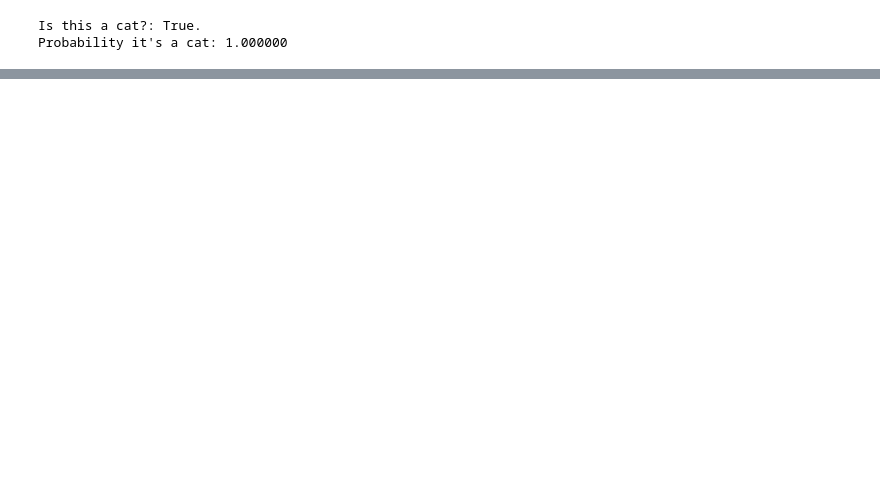
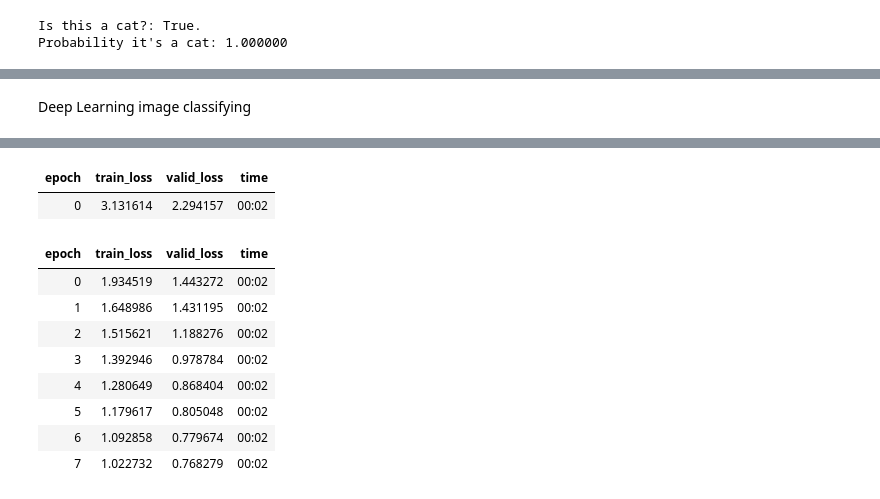
Before and after one commit to Mohamed-Khalil67/Deeo-Learning, a Jupyter notebook: Deep_01.ipynb, the cells around one changed output, grey strips where cells are left out. Drawn from its saved outputs; the diff is of its cells as text; code cells hidden in the pictures; blank space fills up the shorter version.

```diff
--- a/Deep_01.ipynb
+++ b/Deep_01.ipynb
@@ -44,0 +103,13 @@ Probability it's a cat: 1.000000
+# %% [markdown]
+Deep Learning image classifying
+# %%
+path = untar_data(URLs.CAMVID_TINY)
+dls = SegmentationDataLoaders.from_label_func(
+    path, bs=8, fnames = get_image_files(path/"images"),
+    label_func = lambda o: path/'labels'/f'{o.stem}_P{o.suffix}',
+    codes = np.loadtxt(path/'codes.txt', dtype=str)
+)
+
+learn = unet_learner(dls, resnet34)
+learn.fine_tune(8)
+# %% [output]
@@ -44,0 +117,11 @@ Probability it's a cat: 1.000000
+| epoch | train_loss | valid_loss | time |
+| 0 | 3.131614 | 2.294157 | 00:02 |
+| epoch | train_loss | valid_loss | time |
+| 0 | 1.934519 | 1.443272 | 00:02 |
+| 1 | 1.648986 | 1.431195 | 00:02 |
+| 2 | 1.515621 | 1.188276 | 00:02 |
+| 3 | 1.392946 | 0.978784 | 00:02 |
+| 4 | 1.280649 | 0.868404 | 00:02 |
+| 5 | 1.179617 | 0.805048 | 00:02 |
+| 6 | 1.092858 | 0.779674 | 00:02 |
+| 7 | 1.022732 | 0.768279 | 00:02 |
```
Also changed, not shown: parts of 16 cells of this notebook.
